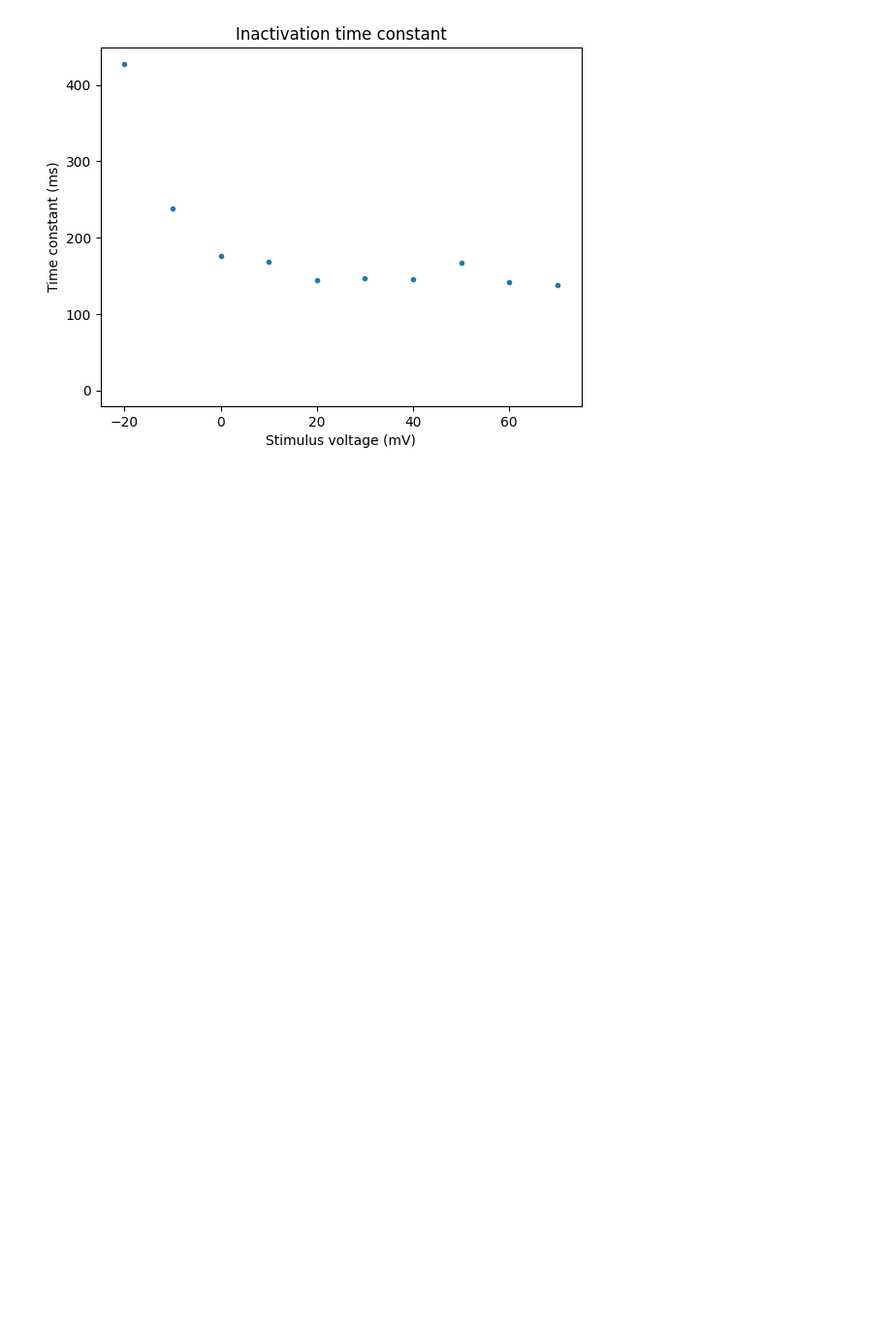
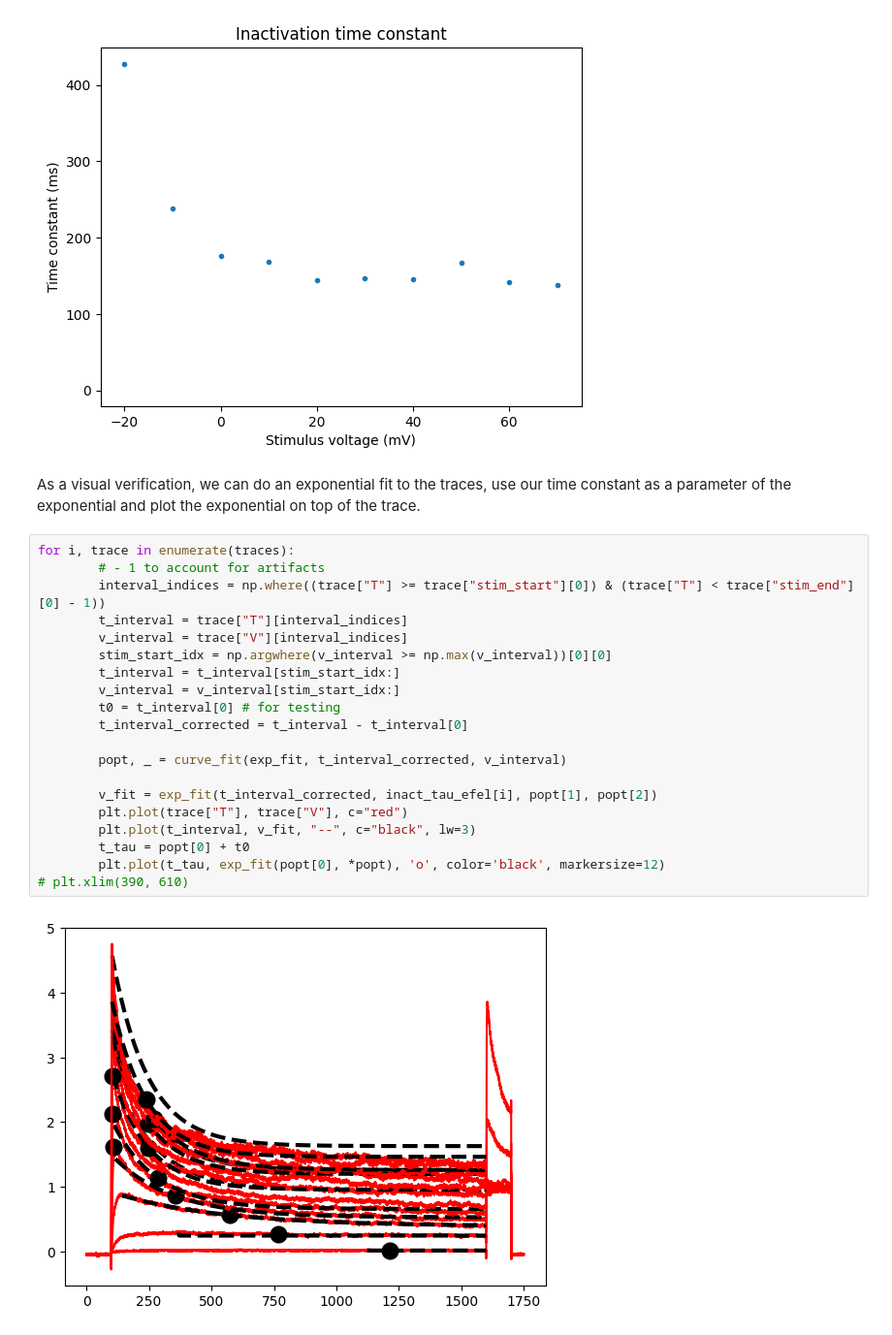
Before and after one commit to BlueBrain/eFEL, a Jupyter notebook: examples/voltage_clamp/voltage_clamp.ipynb, the cells around one changed output. Shown at 97% size. Drawn from its saved outputs; the diff is of its cells as text; blank space fills up the shorter version.

```diff
--- a/examples/voltage_clamp/voltage_clamp.ipynb
+++ b/examples/voltage_clamp/voltage_clamp.ipynb
@@ -276,3 +343,27 @@ plt.ylabel("Time constant (ms)")
 # %% [output]
 Text(0, 0.5, 'Time constant (ms)')
 [figure]
+# %% [markdown]
+As a visual verification, we can do an exponential fit to the traces, use our time constant as a parameter of the exponential and plot the exponential on top of the trace.
+# %%
+for i, trace in enumerate(traces):
+        # - 1 to account for artifacts
+        interval_indices = np.where((trace["T"] >= trace["stim_start"][0]) & (trace["T"] < trace["stim_end"][0] - 1))
+        t_interval = trace["T"][interval_indices]
+        v_interval = trace["V"][interval_indices]
+        stim_start_idx = np.argwhere(v_interval >= np.max(v_interval))[0][0]
+        t_interval = t_interval[stim_start_idx:]
+        v_interval = v_interval[stim_start_idx:]
+        t0 = t_interval[0] # for testing
+        t_interval_corrected = t_interval - t_interval[0]
+
+        popt, _ = curve_fit(exp_fit, t_interval_corrected, v_interval)
+
+        v_fit = exp_fit(t_interval_corrected, inact_tau_efel[i], popt[1], popt[2])
+        plt.plot(trace["T"], trace["V"], c="red")
+        plt.plot(t_interval, v_fit, "--", c="black", lw=3)
+        t_tau = popt[0] + t0
+        plt.plot(t_tau, exp_fit(popt[0], *popt), 'o', color='black', markersize=12)
+# plt.xlim(390, 610)
+# %% [output]
+[figure, added]
```
Also changed, not shown: parts of 17 cells of this notebook, 2 other files.
